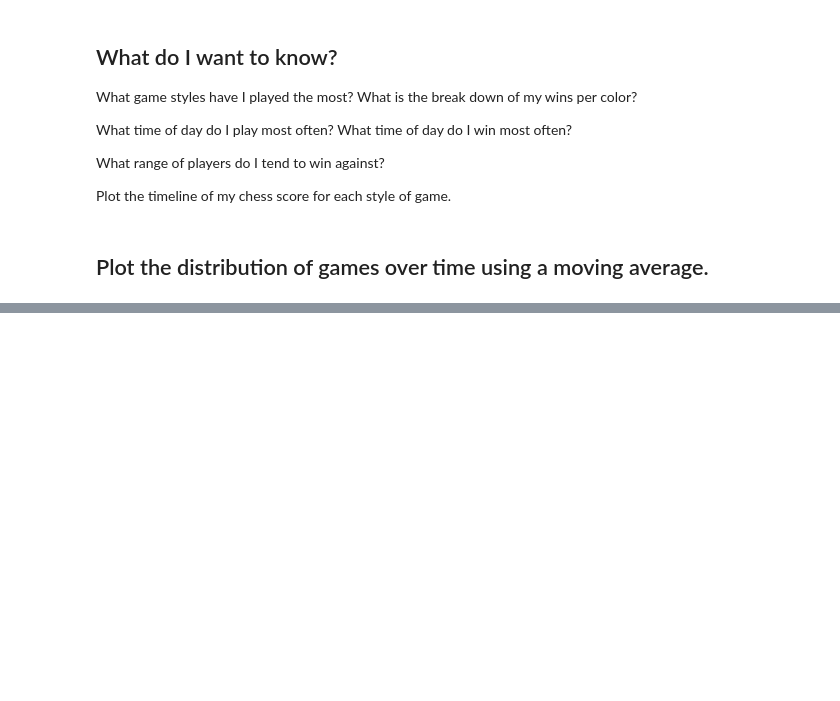
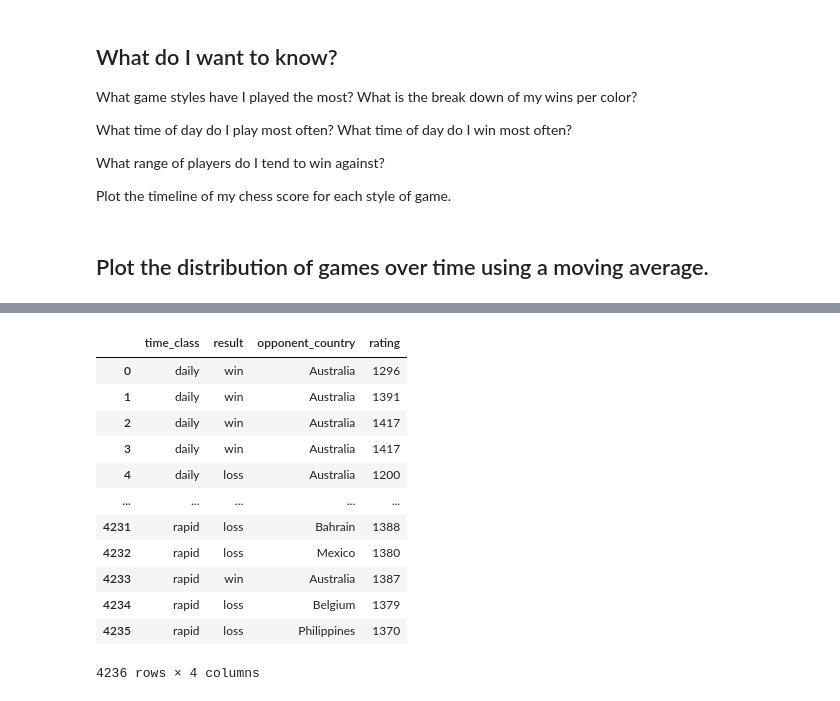
Before and after one commit to stuart-watt/chess_scraper, a Jupyter notebook: analyse_games.ipynb, the cells around one changed output, grey strips where cells are left out. Cells and saved outputs as stored; diff of their text form; code cells hidden in the pictures; blank space fills up the shorter version.

```diff
--- a/analyse_games.ipynb
+++ b/analyse_games.ipynb
@@ -167,0 +473,16 @@ daily_games[(daily_games["time_class"]=="blitz")&(daily_games["date"]>datetime(2
+# %%
+opponents
+# %% [output]
+|  | time_class | result | opponent_country | rating |
+| 0 | daily | win | Australia | 1296 |
+| 1 | daily | win | Australia | 1391 |
+| 2 | daily | win | Australia | 1417 |
+| 3 | daily | win | Australia | 1417 |
+| 4 | daily | loss | Australia | 1200 |
+| ... | ... | ... | ... | ... |
+| 4231 | rapid | loss | Bahrain | 1388 |
+| 4232 | rapid | loss | Mexico | 1380 |
+| 4233 | rapid | win | Australia | 1387 |
+| 4234 | rapid | loss | Belgium | 1379 |
+| 4235 | rapid | loss | Philippines | 1370 |
+4236 rows × 4 columns
```
Also changed, not shown: parts of 15 cells of this notebook.
